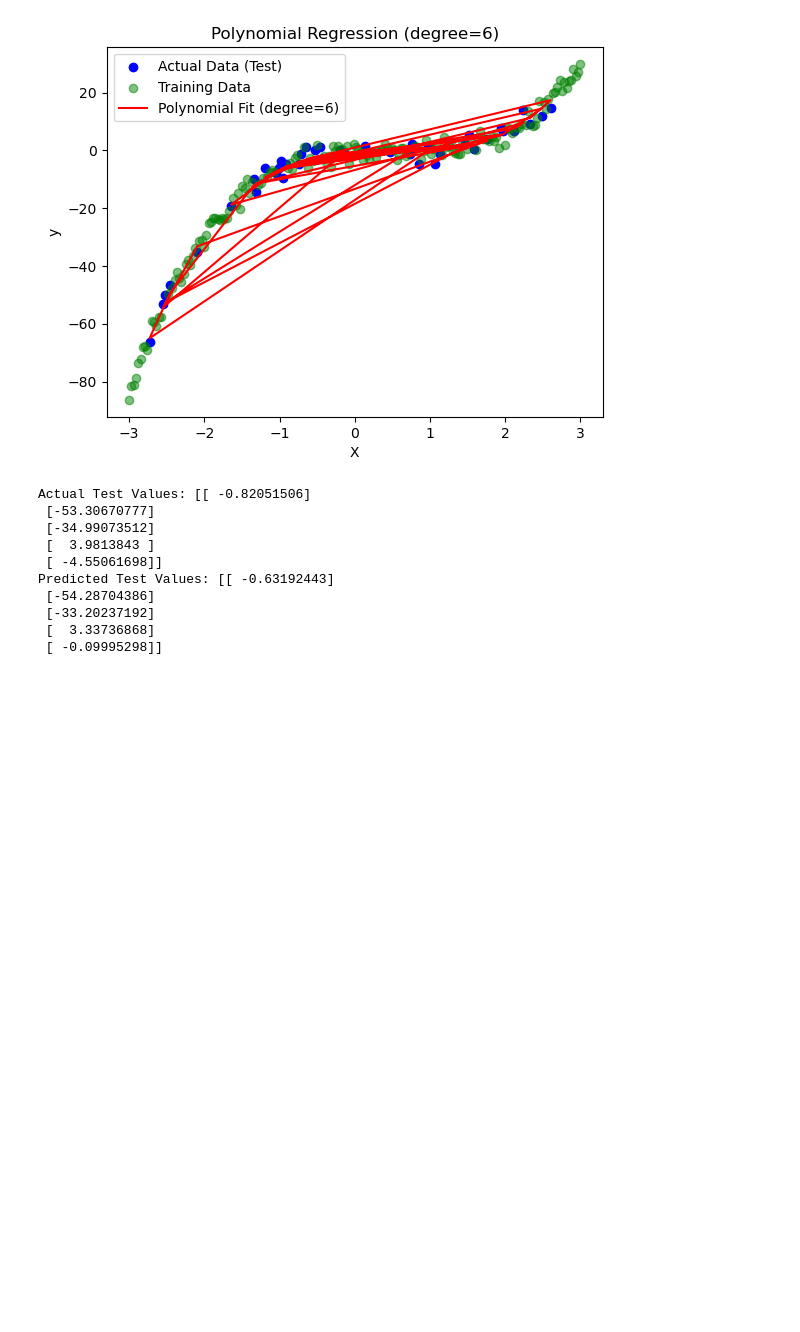
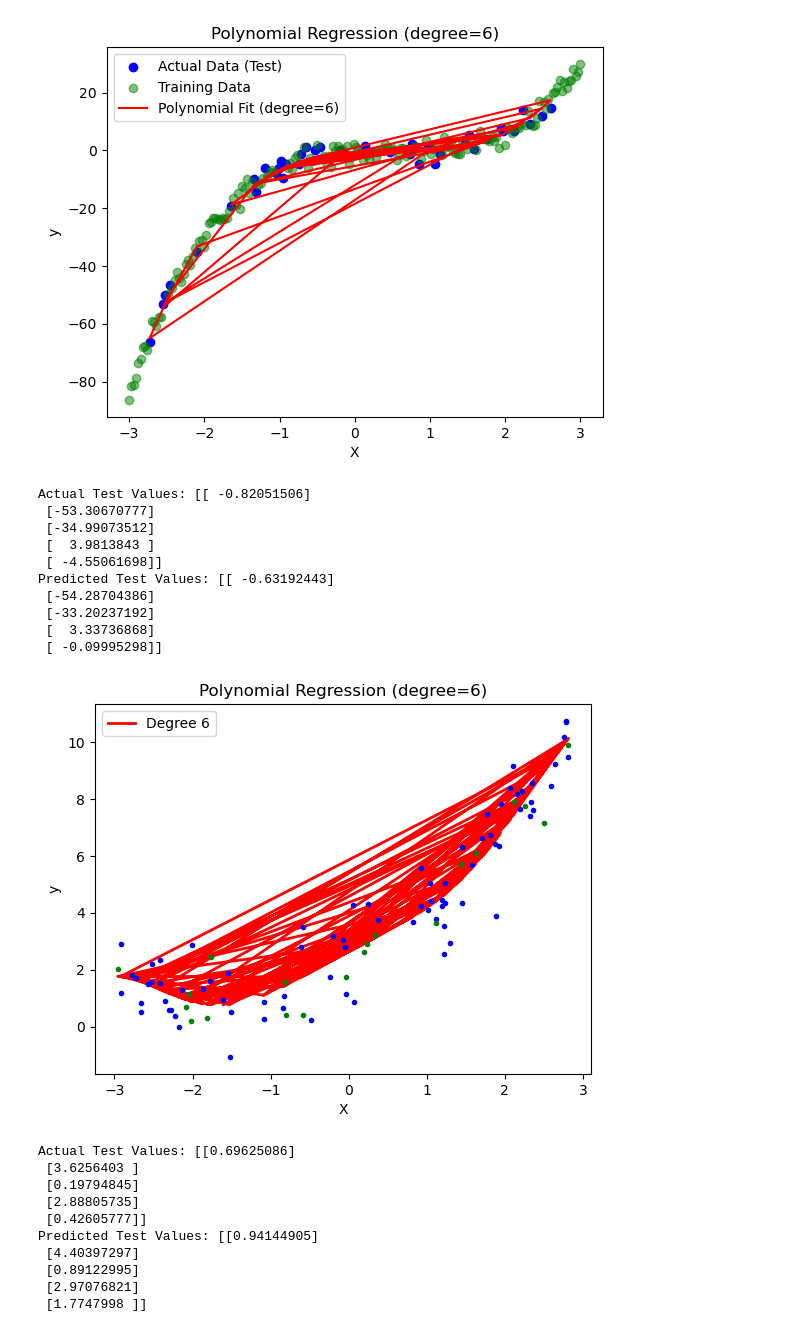
Before and after one commit to sateeshfrnd/Machine-Learning, a Jupyter notebook: notebooks/Regression/Polynomial Regression Using a Pipeline.ipynb, the cells around one changed output. Drawn from its saved outputs; the diff is of its cells as text; code cells hidden in the pictures; blank space fills up the shorter version.

Commit message:
Overfitting vs Generalized Model vs Underfitting

```diff
--- a/notebooks/Regression/Polynomial Regression Using a Pipeline.ipynb
+++ b/notebooks/Regression/Polynomial Regression Using a Pipeline.ipynb
@@ -110,13 +110,19 @@ def polynomial_regression_pipeline(X, y, degree=2, test_size=0.2, random_state=N
 
     # Plot if required
     if show_plot:
-        plt.scatter(X_test, y_test, color='blue', label="Actual Data (Test)")
-        plt.scatter(X_train, y_train, color='green', alpha=0.5, label="Training Data")
-        plt.plot(X_test, y_pred, color='red', label=f"Polynomial Fit (degree={degree})")
+        # plt.scatter(X_test, y_test, color='blue', label="Actual Data (Test)")
+        # plt.scatter(X_train, y_train, color='green', alpha=0.5, label="Training Data")
+        # plt.plot(X_test, y_pred, color='red', label=f"Polynomial Fit (degree={degree})")
+
+        plt.plot(X, pipeline.predict(X),'r', label="Degree " + str(degree), linewidth=2)
+        plt.plot(X_train, y_train, "b.", linewidth=3)
+        plt.plot(X_test, y_test, "g.", linewidth=3)
+        plt.legend(loc="upper left")
+
         plt.title(f"Polynomial Regression (degree={degree})")
         plt.xlabel("X")
         plt.ylabel("y")
-        plt.legend()
+        # plt.legend()
         plt.show()
 
     return pipeline, y_test, y_pred
@@ -174,3 +180,23 @@ Predicted Test Values: [[ -0.63192443]
  [-33.20237192]
  [  3.33736868]
  [ -0.09995298]]
+# %%
+X = 6 * np.random.rand(100, 1) - 3
+y =0.5 * X**2 + 1.5*X + 2 + np.random.randn(100, 1)
+# Perform polynomial regression
+model, y_test, y_pred = polynomial_regression_pipeline(X, y, degree=6, test_size=0.2, random_state=42)
+# Print predictions and actual values
+print("Actual Test Values:", y_test[:5])
+print("Predicted Test Values:", y_pred[:5])
+# %% [output]
+[figure, added]
+Actual Test Values: [[0.69625086]
+ [3.6256403 ]
+ [0.19794845]
+ [2.88805735]
+ [0.42605777]]
+Predicted Test Values: [[0.94144905]
+ [4.40397297]
+ [0.89122995]
+ [2.97076821]
+ [1.7747998 ]]
```
Also changed, not shown: 2 other files.
